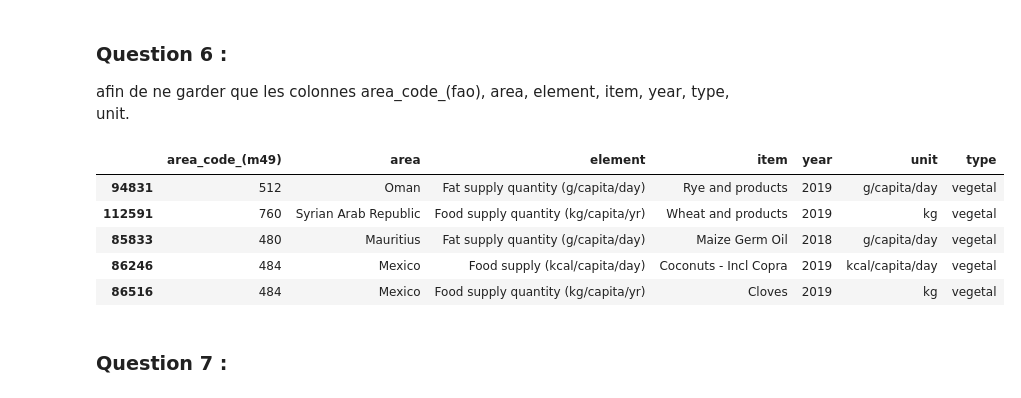
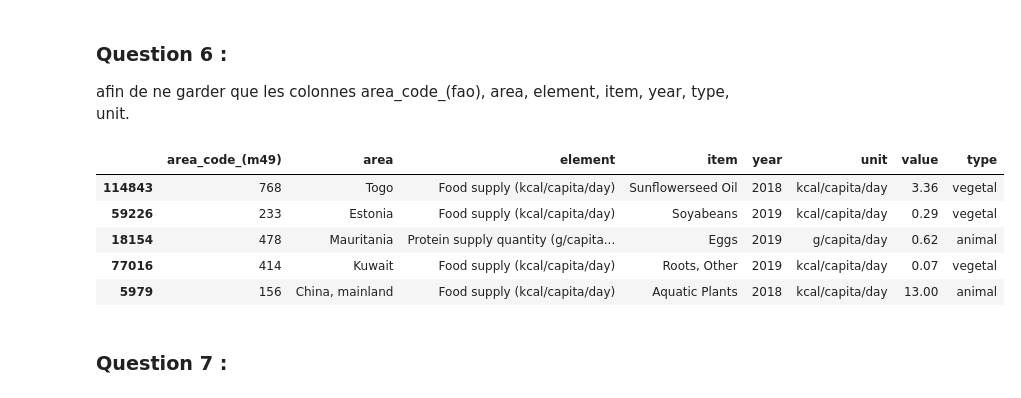
Before and after one commit to neevaiti/faost_exercices, a Jupyter notebook: fao_exercices.ipynb, the cells around one changed output. Saved outputs shown, nothing was run; the diff lists cells and outputs as text; code cells hidden in the pictures.

```diff
--- a/fao_exercices.ipynb
+++ b/fao_exercices.ipynb
@@ -161,15 +161,15 @@ population_df.sample(n=5)
 ### Question 6 :
 afin de ne garder que les colonnes area_code_(fao), area, element, item, year, type, unit.
 # %%
-product_df = product_df.drop(['domain_code', 'domain', 'element_code', 'item_code_(cpc)', 'year_code', 'value', 'flag', 'flag_description'], axis=1)
+product_df = product_df.drop(['domain_code', 'domain', 'element_code', 'item_code_(cpc)', 'year_code', 'flag', 'flag_description'], axis=1)
 product_df.sample(n=5)
 # %% [output]
-|  | area_code_(m49) | area | element | item | year | unit | type |
-| 94831 | 512 | Oman | Fat supply quantity (g/capita/day) | Rye and products | 2019 | g/capita/day | vegetal |
-| 112591 | 760 | Syrian Arab Republic | Food supply quantity (kg/capita/yr) | Wheat and products | 2019 | kg | vegetal |
-| 85833 | 480 | Mauritius | Fat supply quantity (g/capita/day) | Maize Germ Oil | 2018 | g/capita/day | vegetal |
-| 86246 | 484 | Mexico | Food supply (kcal/capita/day) | Coconuts - Incl Copra | 2019 | kcal/capita/day | vegetal |
-| 86516 | 484 | Mexico | Food supply quantity (kg/capita/yr) | Cloves | 2019 | kg | vegetal |
+|  | area_code_(m49) | area | element | item | year | unit | value | type |
+| 114843 | 768 | Togo | Food supply (kcal/capita/day) | Sunflowerseed Oil | 2018 | kcal/capita/day | 3.36 | vegetal |
+| 59226 | 233 | Estonia | Food supply (kcal/capita/day) | Soyabeans | 2019 | kcal/capita/day | 0.29 | vegetal |
+| 18154 | 478 | Mauritania | Protein supply quantity (g/capita... | Eggs | 2019 | g/capita/day | 0.62 | animal |
+| 77016 | 414 | Kuwait | Food supply (kcal/capita/day) | Roots, Other | 2019 | kcal/capita/day | 0.07 | vegetal |
+| 5979 | 156 | China, mainland | Food supply (kcal/capita/day) | Aquatic Plants | 2018 | kcal/capita/day | 13.00 | animal |
 # %% [markdown]
 ### Question 7 :
 # %%
```
Also changed, not shown: parts of 21 cells of this notebook.
